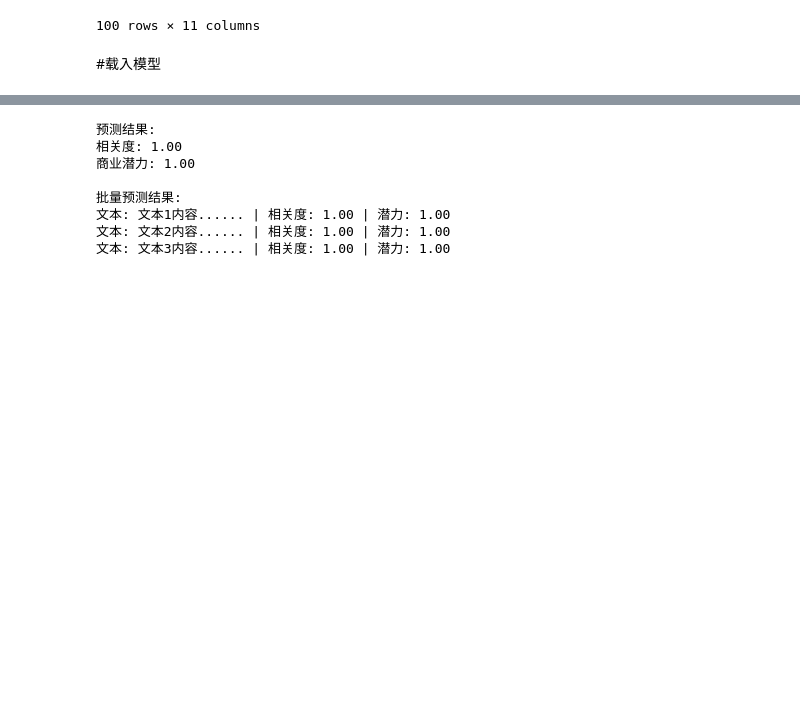
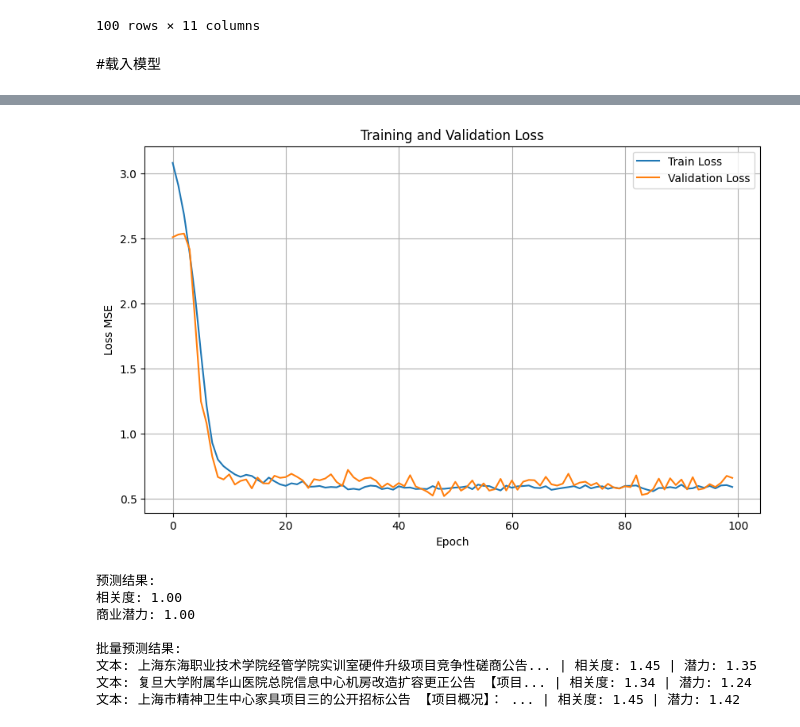
Before and after one commit to xuyiang/fenxi, a Jupyter notebook: workbook.ipynb, the cells around one changed output, grey strips where cells are left out. Cells and saved outputs as stored; diff of their text form; code cells hidden in the pictures; blank space fills up the shorter version.

```diff
--- a/workbook.ipynb
+++ b/workbook.ipynb
@@ -177,7 +174,7 @@ from sentence_transformers import SentenceTransformer
 import os
 
 from sentence_transformers import SentenceTransformer
-model=SentenceTransformer('local_models/all-MiniLM-L6-v2')
+sbert=SentenceTransformer('local_models/all-MiniLM-L6-v2')
 # %%
 import json, os, random
 import numpy as np
@@ -199,0 +187,8 @@ from pathlib import Path
+# %%
+数据集=pd.read_json("data/抽样.json")
+数据集["标题分词"]=数据集["标题分词"].apply(lambda x:str(x))
+数据集.head()
+def 摘要处理(text):
+    return re.sub(r'【[^】]*】\s*[:：]?', '', text)
+数据集["公告摘要"]=数据集["公告摘要"].apply(摘要处理)
+数据集
@@ -200,11 +209,12 @@ from pathlib import Path
 # %%
 
-df = 数据集[['标题', '公告摘要', '相关性标注1低2中3高', '商业潜力标注1低2中3高']]
-df['text'] = df['标题'] + ' ' + df['公告摘要']
+df = 数据集[['标题', '公告摘要', '相关性标注1低2中3高', '商业潜力标注1低2中3高','标题分词']].dropna()
+df['text'] = df['标题分词']+ ' ' + df['公告摘要']
 df = df.rename(columns={
     '相关性标注1低2中3高': 'rel',
     '商业潜力标注1低2中3高': 'pot'
     })
 df[['text', 'rel', 'pot']]
 df.to_csv("data/抽样.csv")
+df.head()
 # %% [output]
@@ -216,6 +227,6 @@ See the caveats in the documentation: https://pandas.pydata.org/pandas-docs/stab
 # %%
 texts = df['text'].tolist()
-embeddings = model.encode(texts, show_progress_bar=True)
+embeddings = sbert.encode(texts, show_progress_bar=True)
 np.save('embeddings.npy', embeddings)
 # %%
 relevance = df['rel'].values.astype(np.float32)
@@ -256,6 +267,9 @@ class DualRegression(nn.Module):
 # %%
 from sklearn.model_selection import KFold
 from torch.utils.data import Dataset, DataLoader
+
+train_losses = []
+val_losses = []
 
 # 自定义数据集
 class TextDataset(Dataset):
@@ -328,6 +342,8 @@ for fold, (train_idx, val_idx) in enumerate(kfold.split(dataset)):
                 loss_rel = criterion(pred_rel, rel)
                 loss_pot = criterion(pred_pot, pot)
                 val_loss += (0.5*loss_rel + 0.5*loss_pot).item()
+        train_losses.append(train_loss/len(train_loader))
+        val_losses.append(val_loss/len(val_loader))
 
         scheduler.step(val_loss)
         print(f'Epoch {epoch+1}/{epochs} | Train Loss: {train_loss/len(train_loader):.4f} | Val Loss: {val_loss/len(val_loader):.4f}')
@@ -337,5 +353,23 @@ for fold, (train_idx, val_idx) in enumerate(kfold.split(dataset)):
     results.append(val_loss/len(val_loader))
 
 print(f'\nK-Fold结果: 平均验证损失 {np.mean(results):.4f}')
+
+train_losses=np.array(train_losses).reshape(5,100)
+train_mean=np.mean(train_losses,axis=0)
+train_mean=train_mean.reshape(1,100)
+val_losses=np.array(val_losses).reshape(5,100)
+val_mean=np.mean(val_losses,axis=0)
+val_mean=val_mean.reshape(1,100)
+
+
+plt.figure(figsize=(10,6))
+plt.plot(train_mean[0], label='Train Loss')
+plt.plot(val_mean[0], label='Validation Loss')
+plt.xlabel('Epoch')
+plt.ylabel('Loss MSE')
+plt.title('Training and Validation Loss')
+plt.legend()
+plt.grid(True)
+plt.show()
 # %% [output]
 === Fold 1/5 ===
@@ -358,3 +392,4 @@ K-Fold结果: 平均验证损失 nan
+[figure, added]
 # %%
 import torch
 import numpy as np
@@ -395,12 +430,11 @@ model.load_state_dict(torch.load(model_path, map_location=device))
 model.eval()  # 设置为评估模式（禁用dropout等）
 
 # 3. 初始化Sentence-BERT编码器
-sbert_model = SentenceTransformer('local_models/all-MiniLM-L6-v2')  # 使用与训练相同的模型
 
 # 4. 定义预测函数
 def predict(text):
     # 文本编码
-    embedding = sbert_model.encode([text], convert_to_tensor=True)
+    embedding = sbert.encode([text], convert_to_tensor=True)
 
     # 模型预测
     with torch.no_grad():
@@ -412,7 +446,7 @@ def predict(text):
 # 5. 使用示例
 if __name__ == "__main__":
     # 测试文本
-    test_text = "这是一个产品介绍文本，包含产品功能和市场前景的描述..."
+    test_text = "上海."
 
     # 进行预测
     relevance, potential = predict(test_text)
@@ -439,8 +473,8 @@ if __name__ == "__main__":
 商业潜力: 1.00
 
 批量预测结果:
-文本: 文本1内容...... | 相关度: 1.00 | 潜力: 1.00
-文本: 文本2内容...... | 相关度: 1.00 | 潜力: 1.00
-文本: 文本3内容...... | 相关度: 1.00 | 潜力: 1.00
+文本: 上海东海职业技术学院经管学院实训室硬件升级项目竞争性磋商公告... | 相关度: 1.45 | 潜力: 1.35
+文本: 复旦大学附属华山医院总院信息中心机房改造扩容更正公告 【项目... | 相关度: 1.34 | 潜力: 1.24
+文本: 上海市精神卫生中心家具项目三的公开招标公告 【项目概况】： ... | 相关度: 1.45 | 潜力: 1.42
 # %%
 玩具集=[]
```
Also changed, not shown: parts of 10 cells of this notebook, 9 other files.
